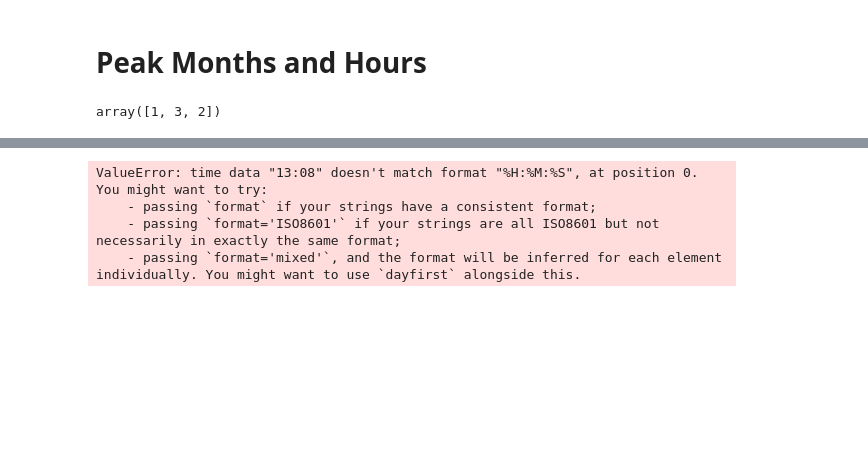
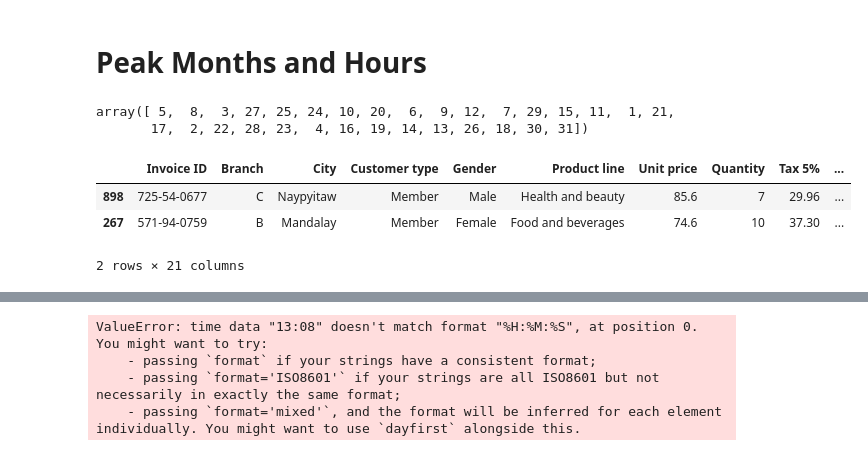
Before and after one commit to 254Bit/SupermarketSales-DataAnalysis, a Jupyter notebook: supermarket_sales.ipynb, the cells around one changed output, grey strips where cells are left out. Drawn from its saved outputs; the diff is of its cells as text; code cells hidden in the pictures; blank space fills up the shorter version.

```diff
--- a/supermarket_sales.ipynb
+++ b/supermarket_sales.ipynb
@@ -157,8 +175,20 @@ df['year'].unique()
 #Add a month column
 df['month'] = df['Date'].dt.month
 df['month'].unique()
+
+# Add a day column
+df['day'] = df['Date'].dt.day
+df['day'].unique()
 # %% [output]
-array([1, 3, 2])
+array([ 5,  8,  3, 27, 25, 24, 10, 20,  6,  9, 12,  7, 29, 15, 11,  1, 21,
+       17,  2, 22, 28, 23,  4, 16, 19, 14, 13, 26, 18, 30, 31])
+# %%
+df.sample(2)
+# %% [output]
+|  | Invoice ID | Branch | City | Customer type | Gender | Product line | Unit price | Quantity | Tax 5% | ... |
+| 898 | 725-54-0677 | C | Naypyitaw | Member | Male | Health and beauty | 85.6 | 7 | 29.96 | ... |
+| 267 | 571-94-0759 | B | Mandalay | Member | Female | Food and beverages | 74.6 | 10 | 37.30 | ... |
+2 rows × 21 columns
 # %%
 import plotly.graph_objects as go
 # %%
```
Also changed, not shown: parts of 4 cells of this notebook.
